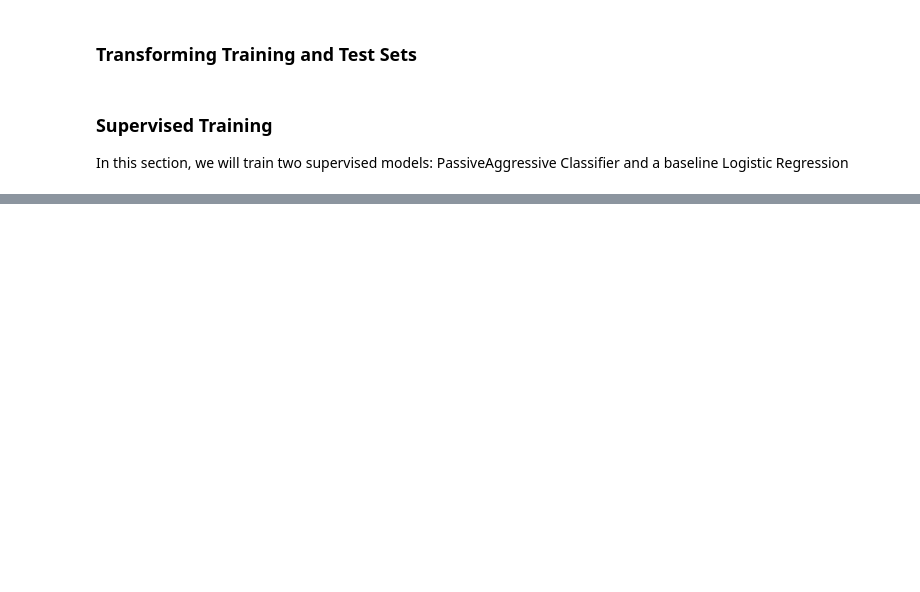
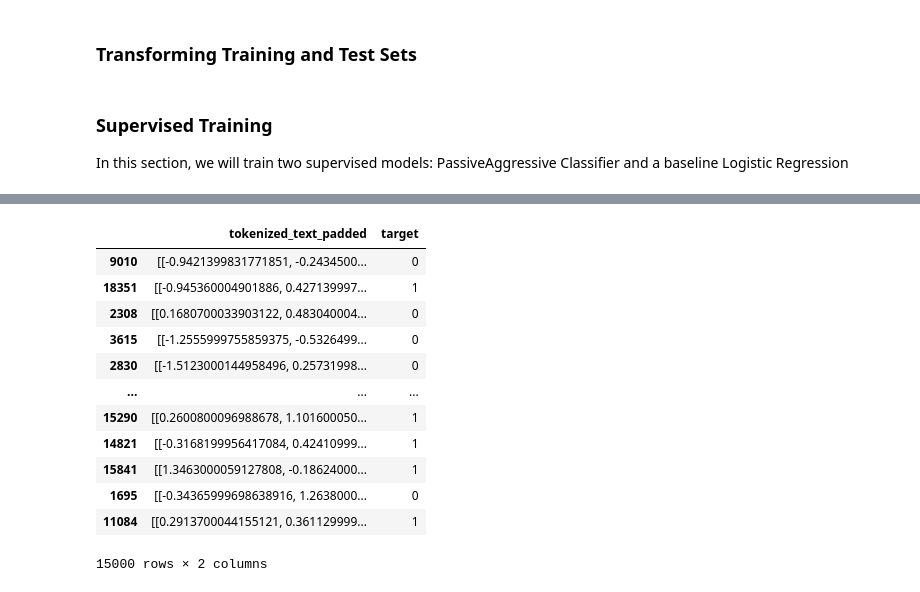
Before and after one commit to edologgerbird/context-capturing-clustering, a Jupyter notebook: final_project.ipynb, the cells around one changed output, grey strips where cells are left out. Saved outputs shown, nothing was run; the diff lists cells and outputs as text; code cells hidden in the pictures; blank space fills up the shorter version.

```diff
--- a/final_project.ipynb
+++ b/final_project.ipynb
@@ -796,0 +842,17 @@ combined_results
+# %%
+tweets_sampled = tweets_padded.sample(15000, random_state=RANDOM_STATE)
+tweets_sampled
+# %% [output]
+|  | tokenized_text_padded | target |
+| 9010 | [[-0.9421399831771851, -0.2434500... | 0 |
+| 18351 | [[-0.945360004901886, 0.427139997... | 1 |
+| 2308 | [[0.1680700033903122, 0.483040004... | 0 |
+| 3615 | [[-1.2555999755859375, -0.5326499... | 0 |
+| 2830 | [[-1.5123000144958496, 0.25731998... | 0 |
+| ... | ... | ... |
+| 15290 | [[0.2600800096988678, 1.101600050... | 1 |
+| 14821 | [[-0.3168199956417084, 0.42410999... | 1 |
+| 15841 | [[1.3463000059127808, -0.18624000... | 1 |
+| 1695 | [[-0.34365999698638916, 1.2638000... | 0 |
+| 11084 | [[0.2913700044155121, 0.361129999... | 1 |
+15000 rows × 2 columns
```
Also changed, not shown: parts of 26 cells of this notebook.
